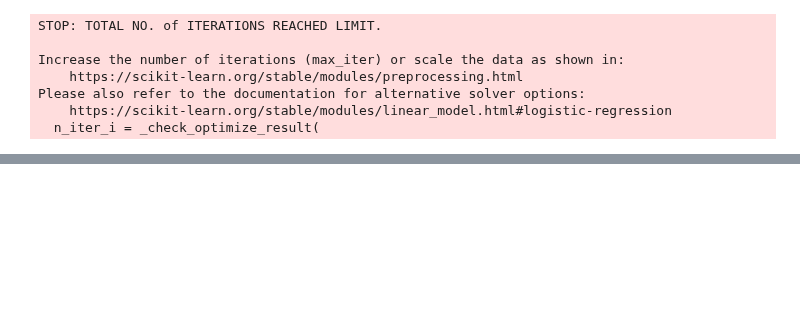
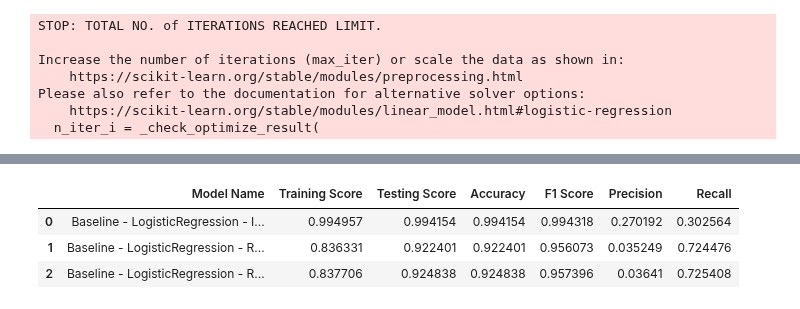
Before and after one commit to PoluboyarinovSI/SF_DataScience, a Jupyter notebook: project_7/Project-7.ipynb, the cells around one changed output, grey strips where cells are left out. Cells and saved outputs as stored; diff of their text form; code cells hidden in the pictures; blank space fills up the shorter version.

```diff
--- a/project_7/Project-7.ipynb
+++ b/project_7/Project-7.ipynb
@@ -886,0 +933,5 @@ model_evalution_df
+# %%
+random_over_sampler = RandomOverSampler()
+X_train_o_sampled, y_train_o_sampled = random_over_sampler.fit_resample(X_train, y_train)
+
+y_train_o_sampled.value_counts()
@@ -886,0 +942,7 @@ model_evalution_df
+# %%
+# Baseline model with random over sampled data
+lr_model_name = 'LogisticRegression - Random Over Sampled data'
+lr = LogisticRegression(random_state=RANDOM_NUM)
+lr_model_o_sampled = lr.fit(X_train_o_sampled, y_train_o_sampled)
+y_train_pred = lr_model_o_sampled.predict(X_train_o_sampled)
+y_test_pred = lr_model_o_sampled.predict(X_test)
@@ -886,0 +960,7 @@ model_evalution_df
+# %%
+model_evalution_df
+# %% [output]
+|  | Model Name | Training Score | Testing Score | Accuracy | F1 Score | Precision | Recall |
+| 0 | Baseline - LogisticRegression - I... | 0.994957 | 0.994154 | 0.994154 | 0.994318 | 0.270192 | 0.302564 |
+| 1 | Baseline - LogisticRegression - R... | 0.836331 | 0.922401 | 0.922401 | 0.956073 | 0.035249 | 0.724476 |
+| 2 | Baseline - LogisticRegression - R... | 0.837706 | 0.924838 | 0.924838 | 0.957396 | 0.03641 | 0.725408 |
```
Also changed, not shown: parts of 19 cells of this notebook.
